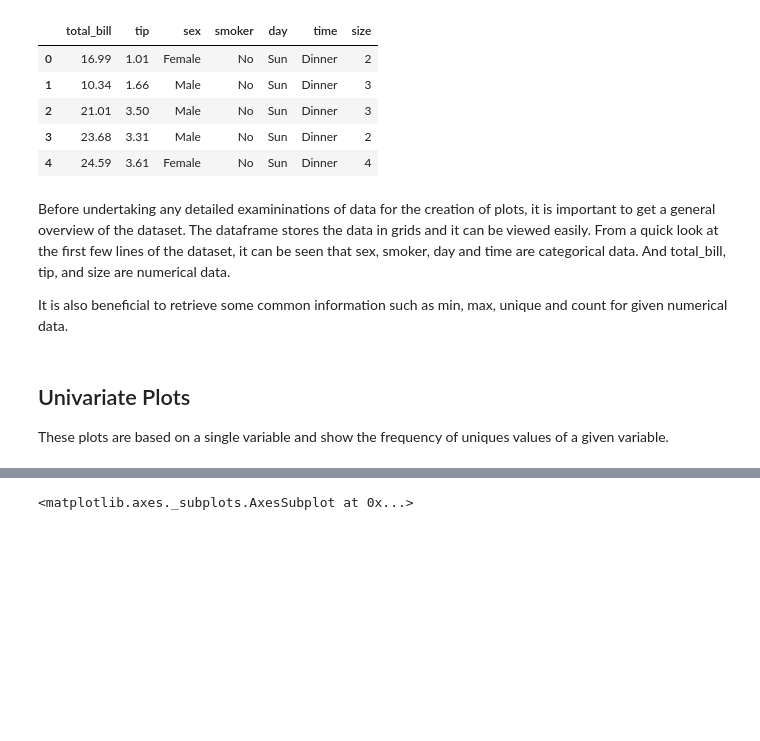
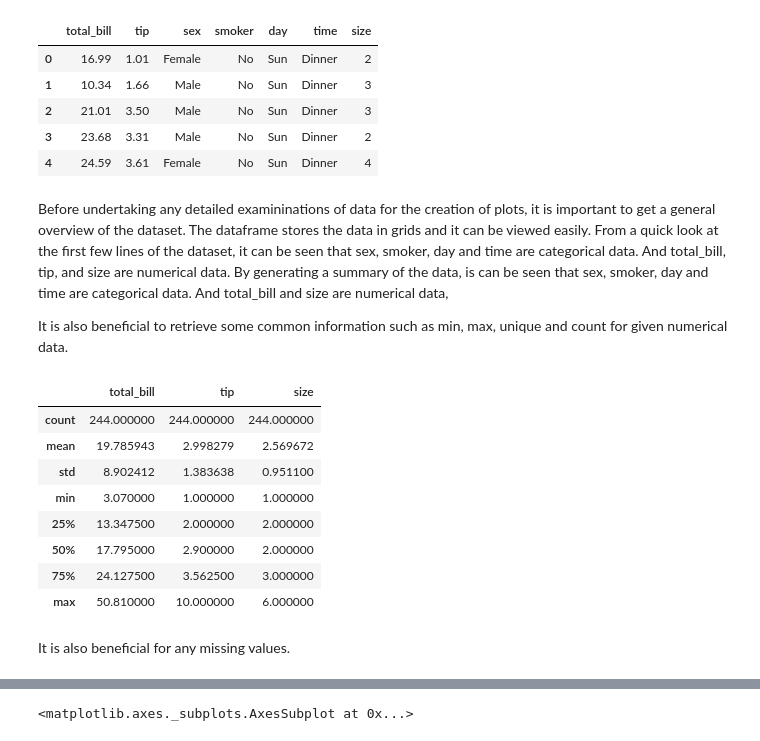
Before and after one commit to NiamhOL/Fundamentals_of_Data_Analysis_2019, a Jupyter notebook: Anaylsing the Tips Database with Seaborn.ipynb, the cells around one changed output, grey strips where cells are left out. Cells and saved outputs as stored; diff of their text form; code cells hidden in the pictures; blank space fills up the shorter version.

```diff
--- a/Anaylsing the Tips Database with Seaborn.ipynb
+++ b/Anaylsing the Tips Database with Seaborn.ipynb
@@ -44,10 +50,21 @@ tips.head()
 | 3 | 23.68 | 3.31 | Male | No | Sun | Dinner | 2 |
 | 4 | 24.59 | 3.61 | Female | No | Sun | Dinner | 4 |
 # %% [markdown]
-Before undertaking any detailed examininations of data for the creation of plots, it is important to get a general overview of the dataset. The dataframe stores the data in grids and it can be viewed easily. From a quick look at the first few lines of the dataset, it can be seen that sex, smoker, day and time are categorical data. And total_bill, tip, and size are numerical data.
+Before undertaking any detailed examininations of data for the creation of plots, it is important to get a general overview of the dataset. The dataframe stores the data in grids and it can be viewed easily. From a quick look at the first few lines of the dataset, it can be seen that sex, smoker, day and time are categorical data. And total_bill, tip, and size are numerical data. By generating a summary of the data, is can be seen that sex, smoker, day and time are categorical data. And total_bill and size are numerical data,
 
 It is also beneficial to retrieve some common information such as min, max, unique and count for given numerical data.
-# %% [markdown]
-## Univariate Plots ##
-
-These plots are based on a single variable and show the frequency of uniques values of a given variable.
+# %%
+
+tips.describe()
+# %% [output]
+|  | total_bill | tip | size |
+| count | 244.000000 | 244.000000 | 244.000000 |
+| mean | 19.785943 | 2.998279 | 2.569672 |
+| std | 8.902412 | 1.383638 | 0.951100 |
+| min | 3.070000 | 1.000000 | 1.000000 |
+| 25% | 13.347500 | 2.000000 | 2.000000 |
+| 50% | 17.795000 | 2.900000 | 2.000000 |
+| 75% | 24.127500 | 3.562500 | 3.000000 |
+| max | 50.810000 | 10.000000 | 6.000000 |
+# %% [markdown]
+It is also beneficial for any missing values.
```
Also changed, not shown: parts of 23 cells of this notebook.
